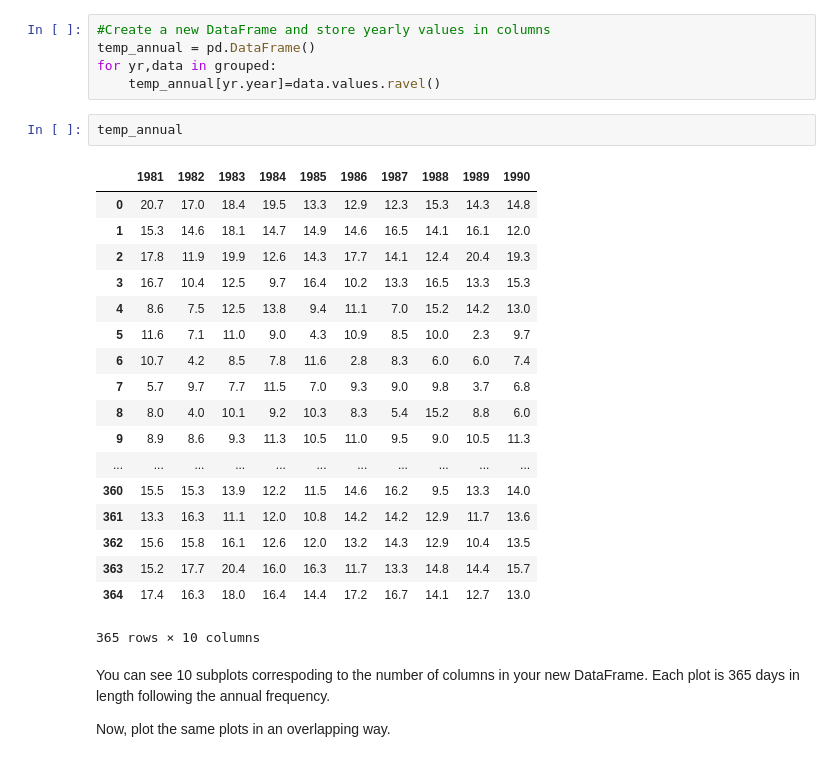
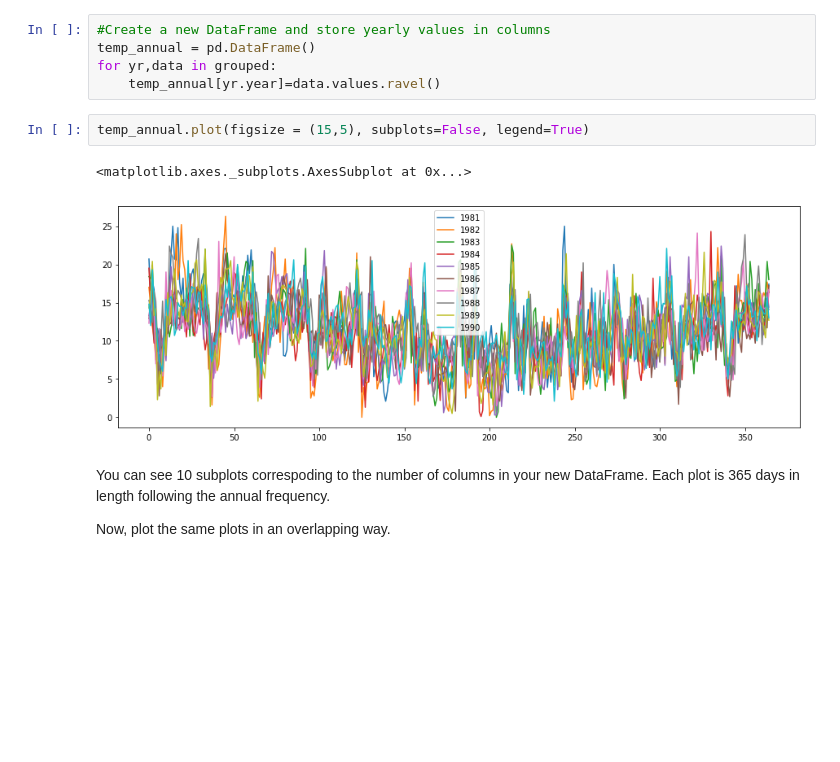
Before and after one commit to colemiller94/dsc-3-25-04-visualizing-time-series-data-lab-nyc-ds-career-012819, a Jupyter notebook: index.ipynb, the cells around one changed output. Cells and saved outputs as stored; diff of their text form; blank space fills up the shorter version.

```diff
--- a/index.ipynb
+++ b/index.ipynb
@@ -95,27 +95,11 @@ grouped=temp_data.groupby(pd.Grouper(freq='A'))
 temp_annual = pd.DataFrame()
 for yr,data in grouped:
     temp_annual[yr.year]=data.values.ravel()
-# %%
-temp_annual
-# %% [output]
-|  | 1981 | 1982 | 1983 | 1984 | 1985 | 1986 | 1987 | 1988 | 1989 | 1990 |
-| 0 | 20.7 | 17.0 | 18.4 | 19.5 | 13.3 | 12.9 | 12.3 | 15.3 | 14.3 | 14.8 |
-| 1 | 15.3 | 14.6 | 18.1 | 14.7 | 14.9 | 14.6 | 16.5 | 14.1 | 16.1 | 12.0 |
-| 2 | 17.8 | 11.9 | 19.9 | 12.6 | 14.3 | 17.7 | 14.1 | 12.4 | 20.4 | 19.3 |
-| 3 | 16.7 | 10.4 | 12.5 | 9.7 | 16.4 | 10.2 | 13.3 | 16.5 | 13.3 | 15.3 |
-| 4 | 8.6 | 7.5 | 12.5 | 13.8 | 9.4 | 11.1 | 7.0 | 15.2 | 14.2 | 13.0 |
-| 5 | 11.6 | 7.1 | 11.0 | 9.0 | 4.3 | 10.9 | 8.5 | 10.0 | 2.3 | 9.7 |
-| 6 | 10.7 | 4.2 | 8.5 | 7.8 | 11.6 | 2.8 | 8.3 | 6.0 | 6.0 | 7.4 |
-| 7 | 5.7 | 9.7 | 7.7 | 11.5 | 7.0 | 9.3 | 9.0 | 9.8 | 3.7 | 6.8 |
-| 8 | 8.0 | 4.0 | 10.1 | 9.2 | 10.3 | 8.3 | 5.4 | 15.2 | 8.8 | 6.0 |
-| 9 | 8.9 | 8.6 | 9.3 | 11.3 | 10.5 | 11.0 | 9.5 | 9.0 | 10.5 | 11.3 |
-| ... | ... | ... | ... | ... | ... | ... | ... | ... | ... | ... |
-| 360 | 15.5 | 15.3 | 13.9 | 12.2 | 11.5 | 14.6 | 16.2 | 9.5 | 13.3 | 14.0 |
-| 361 | 13.3 | 16.3 | 11.1 | 12.0 | 10.8 | 14.2 | 14.2 | 12.9 | 11.7 | 13.6 |
-| 362 | 15.6 | 15.8 | 16.1 | 12.6 | 12.0 | 13.2 | 14.3 | 12.9 | 10.4 | 13.5 |
-| 363 | 15.2 | 17.7 | 20.4 | 16.0 | 16.3 | 11.7 | 13.3 | 14.8 | 14.4 | 15.7 |
-| 364 | 17.4 | 16.3 | 18.0 | 16.4 | 14.4 | 17.2 | 16.7 | 14.1 | 12.7 | 13.0 |
-365 rows × 10 columns
+# %%
+temp_annual.plot(figsize = (15,5), subplots=False, legend=True)
+# %% [output]
+<matplotlib.axes._subplots.AxesSubplot at 0x...>
+[figure, added]
 # %% [markdown]
 You can see 10 subplots correspoding to the number of columns in your new DataFrame. Each plot is 365 days in length following the annual frequency.
 
```
